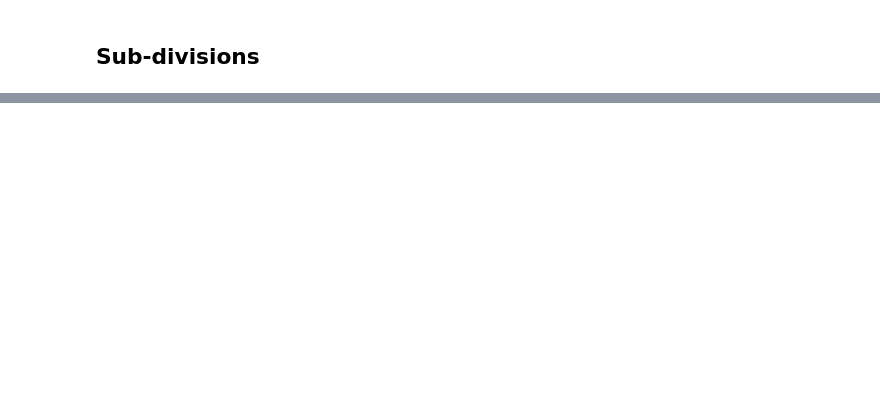
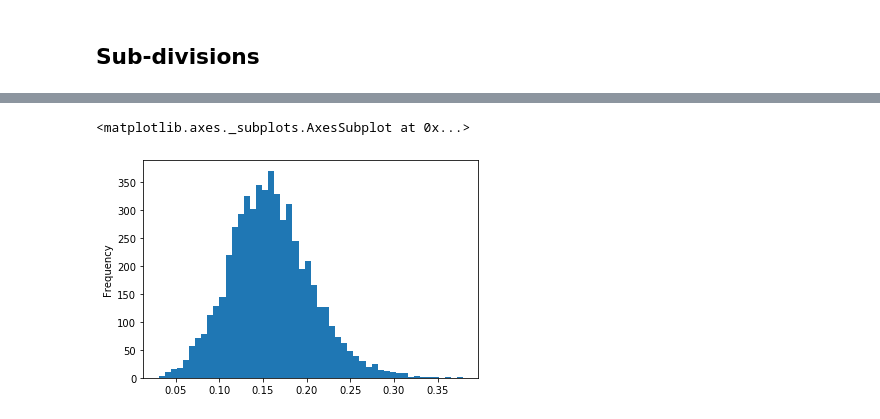
Before and after one commit to pydemic/mundi-demography, a Jupyter notebook: notebooks/intro-demography.ipynb, the cells around one changed output, grey strips where cells are left out. Cells and saved outputs as stored; diff of their text form; code cells hidden in the pictures; blank space fills up the shorter version.

```diff
--- a/notebooks/intro-demography.ipynb
+++ b/notebooks/intro-demography.ipynb
@@ -249,0 +71,8 @@ plt.show()
+# %%
+distrib = ages["male"] + ages["female"]
+age60p = ages.loc[:, 60:].sum(1) / ages.sum(1)
+
+age60p.plot.hist(bins=50)
+# %% [output]
+<matplotlib.axes._subplots.AxesSubplot at 0x...>
+[figure, added]
```
Also changed, not shown: parts of 23 cells of this notebook, 4 other files.
